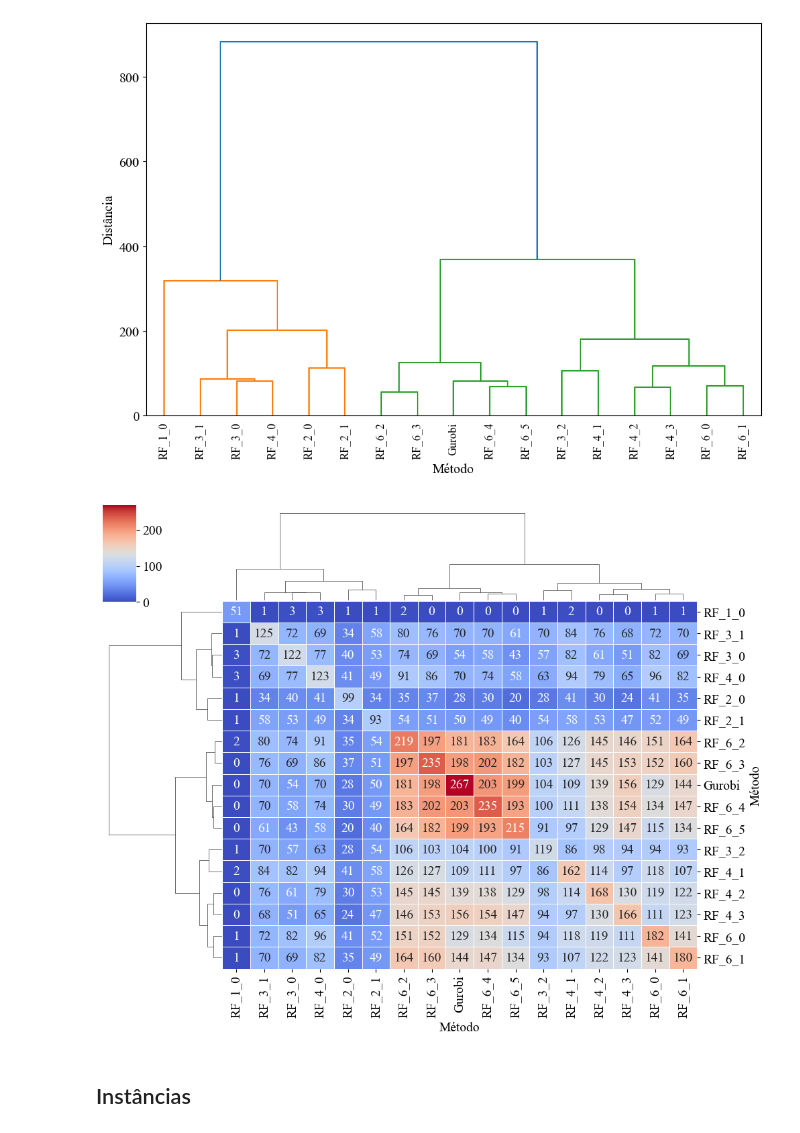
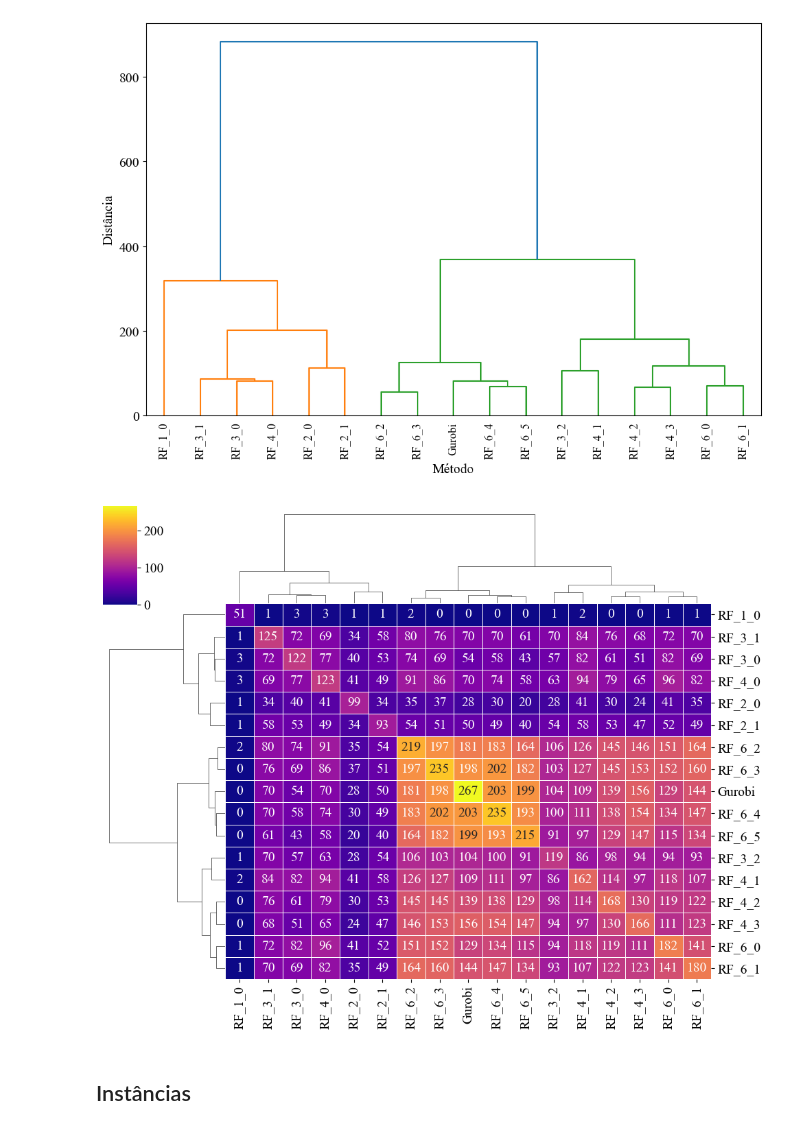
Before and after one commit to lucasgmalheiros/tcc-relax-and-fix, a Jupyter notebook: predict_heuristics/analises/3-relations_between_methods.ipynb, the cells around one changed output. Cells and saved outputs as stored; diff of their text form; code cells hidden in the pictures.

```diff
--- a/predict_heuristics/analises/3-relations_between_methods.ipynb
+++ b/predict_heuristics/analises/3-relations_between_methods.ipynb
@@ -25,7 +25,7 @@ features = pd.read_csv('../datasets/multi_plant_instance_features.csv')
 dataset = fml.create_dataset(features, results)
 
 # 2. Create target columns for multi label classification
-dataset = fml.create_multi_label_columns(dataset, TOLERANCE_LIMIT)
+dataset = fml.create_multi_label_target(dataset, TOLERANCE_LIMIT)
 # %%
 methods_df = dataset[['instance'] + [col for col in dataset if 'RF' in col]].rename(columns={'RF_T_0': 'Gurobi'})
 # %%
@@ -159,35 +159,35 @@ from scipy.cluster.hierarchy import linkage
 
 # Assuming co_occurrence_df is your co-occurrence matrix (DataFrame)
 
 # Compute linkage for clustering rows and columns
 linkage_rows = linkage(co_occurrence_df, method='ward')  # Clustering for rows
 linkage_cols = linkage(co_occurrence_df.T, method='ward')  # Clustering for columns
 
 # Create the clustermap
 clustermap = sns.clustermap(
     co_occurrence_df,  # Input co-occurrence matrix
     row_linkage=linkage_rows,  # Use computed linkage for rows
     col_linkage=linkage_cols,  # Use computed linkage for columns
     method="ward",  # Clustering method
-    cmap="coolwarm",  # Color map
+    cmap="plasma",  # Color map
     linewidths=0.5,  # Add gridlines for better visualization
     figsize=(10, 8),  # Adjust figure size
     annot=True,  # Add numbers (optional, for small matrices)
     fmt="d"  # Format of annotations (integer for co-occurrence counts)
 )
 
 # Customize plot aesthetics
 # clustermap.ax_heatmap.set_xlabel("Método")  # Set x-axis label
 # clustermap.ax_heatmap.set_ylabel("Método")  # Set y-axis label
 
 # Save the plot if TOLERANCE_LIMIT matches
 if TOLERANCE_LIMIT == 0.01 / 100:
     clustermap.savefig('fig_clustermap_coocorrencia_0.01.png', dpi=300, bbox_inches='tight')
 
 # Show the plot
 plt.show()
 # %% [output]
-[figure, old version]
+[figure, new version]
 # %% [markdown]
 ## Instâncias
 # %%
```
Also changed, not shown: parts of 2 cells of this notebook, 4 other files.
